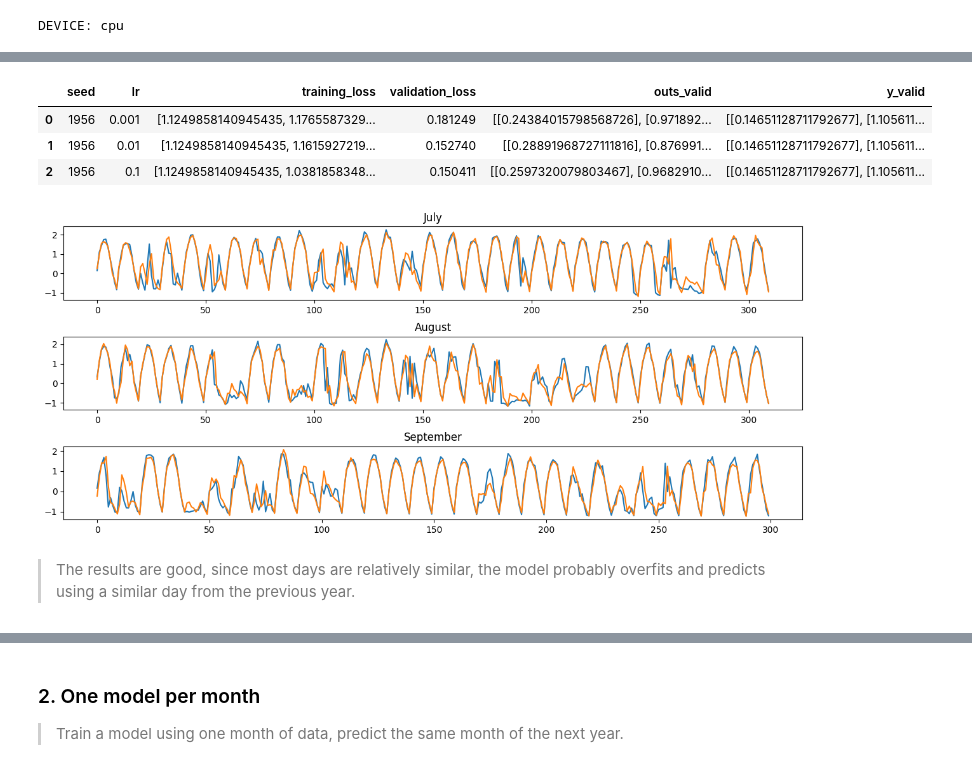
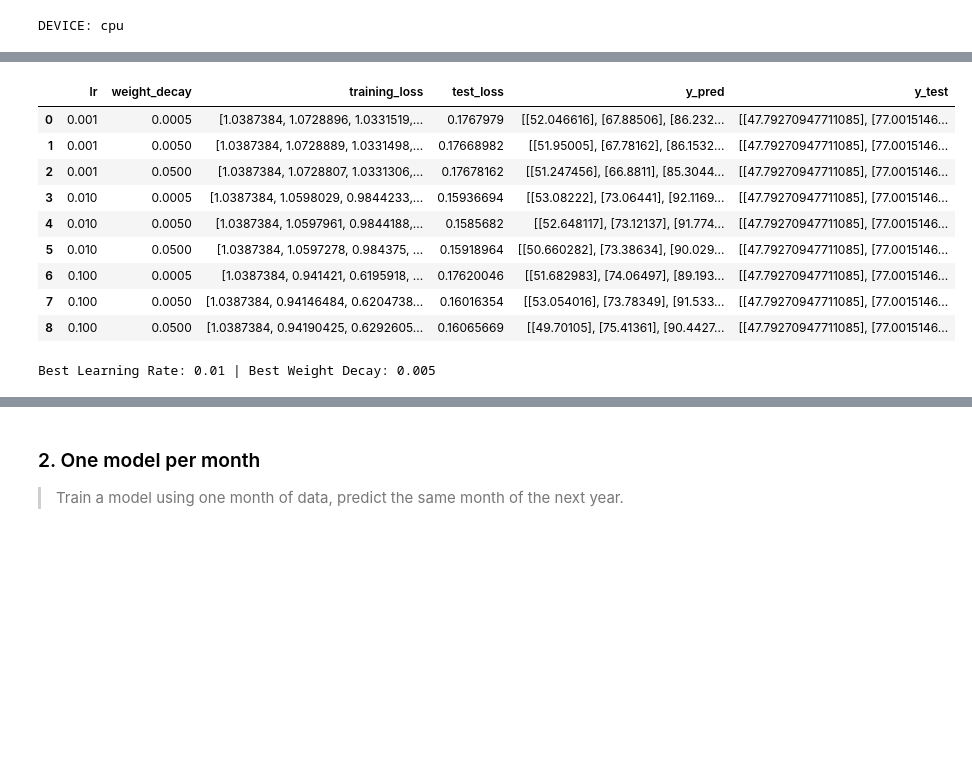
Before and after one commit to TristanCarruzzo/Synthetic_PV_Profiles_FL, a Jupyter notebook: samples/PV_generation/Tristan.ipynb, the cells around one changed output, grey strips where cells are left out. Cells and saved outputs as stored; diff of their text form; code cells hidden in the pictures; blank space fills up the shorter version.

```diff
--- a/samples/PV_generation/Tristan.ipynb
+++ b/samples/PV_generation/Tristan.ipynb
@@ -198,16 +119,9 @@ x_train.shape, y_train.shape, x_valid.shape, y_valid.shape
 NUM_EPOCHS = 300
 
 LR_GRID = [1e-3, 1e-2, 1e-1]
-SEED_GRID = [1956]
+WEIGHT_DECAY_GRID = [5e-4, 5e-3, 5e-2]
 
-SAVE_PATH = 'scenario1.json'
-
-if torch.cuda.is_available():
-    DEVICE = "cuda"
-else:
-    DEVICE = "cpu"
-# DEVICE = 'mps'
-
+DEVICE = torch.device('cuda' if torch.cuda.is_available() else 'cpu')
 print("DEVICE:", DEVICE)
 # %% [output]
 DEVICE: cpu
@@ -306,48 +232,31 @@ Validation Loss: 0.150
 # %%
-# read the results
-with open(SAVE_PATH, 'r') as f:
-    all_results_dict = json.load(f)
+# convert this a df with the columns lr, training_loss, validation_loss, outs_valid, y_valid
+df = pd.DataFrame(columns=['lr', 'weight_decay', 'training_loss', 'test_loss', 'y_pred', 'y_test'])
 
-all_results_dict
-# convert this a df with the columns seed, lr, training_loss, validation_loss, outs_valid, y_valid
-df = pd.DataFrame(columns=['seed', 'lr', 'training_loss', 'validation_loss', 'outs_valid', 'y_valid'])
-for seed in all_results_dict.keys():
-    for lr in all_results_dict[seed].keys():
-        df = df.append({'seed': seed,
-                        'lr': lr,
-                        'training_loss': all_results_dict[seed][lr]['training_loss'],
-                        'validation_loss': all_results_dict[seed][lr]['validation_loss'],
-                        'outs_valid': all_results_dict[seed][lr]['outs_valid'],
-                        'y_valid': all_results_dict[seed][lr]['y_valid']}, ignore_index=True)
+for lr in all_results_dict.keys():
+    for weight_decay in all_results_dict[lr].keys():
+        df = df.append({'lr': lr,
+                        'weight_decay': weight_decay,
+                        'training_loss': all_results_dict[lr][weight_decay]['training_loss'],
+                        'test_loss': all_results_dict[lr][weight_decay]['test_loss'],
+                        'y_pred': all_results_dict[lr][weight_decay]['y_pred'],
+                        'y_test': all_results_dict[lr][weight_decay]['y_test']}, ignore_index=True)
+
 
 df
 # %% [output]
-|  | seed | lr | training_loss | validation_loss | outs_valid | y_valid |
-| 0 | 1956 | 0.001 | [1.1249858140945435, 1.1765587329... | 0.181249 | [[0.24384015798568726], [0.971892... | [[0.14651128711792677], [1.105611... |
-| 1 | 1956 | 0.01 | [1.1249858140945435, 1.1615927219... | 0.152740 | [[0.28891968727111816], [0.876991... | [[0.14651128711792677], [1.105611... |
-| 2 | 1956 | 0.1 | [1.1249858140945435, 1.0381858348... | 0.150411 | [[0.2597320079803467], [0.9682910... | [[0.14651128711792677], [1.105611... |
+|  | lr | weight_decay | training_loss | test_loss | y_pred | y_test |
+| 0 | 0.001 | 0.0005 | [1.0387384, 1.0728896, 1.0331519,... | 0.1767979 | [[52.046616], [67.88506], [86.232... | [[47.79270947711085], [77.0015146... |
+| 1 | 0.001 | 0.0050 | [1.0387384, 1.0728889, 1.0331498,... | 0.17668982 | [[51.95005], [67.78162], [86.1532... | [[47.79270947711085], [77.0015146... |
+| 2 | 0.001 | 0.0500 | [1.0387384, 1.0728807, 1.0331306,... | 0.17678162 | [[51.247456], [66.8811], [85.3044... | [[47.79270947711085], [77.0015146... |
+| 3 | 0.010 | 0.0005 | [1.0387384, 1.0598029, 0.9844233,... | 0.15936694 | [[53.08222], [73.06441], [92.1169... | [[47.79270947711085], [77.0015146... |
+| 4 | 0.010 | 0.0050 | [1.0387384, 1.0597961, 0.9844188,... | 0.1585682 | [[52.648117], [73.12137], [91.774... | [[47.79270947711085], [77.0015146... |
+| 5 | 0.010 | 0.0500 | [1.0387384, 1.0597278, 0.984375, ... | 0.15918964 | [[50.660282], [73.38634], [90.029... | [[47.79270947711085], [77.0015146... |
+| 6 | 0.100 | 0.0005 | [1.0387384, 0.941421, 0.6195918, ... | 0.17620046 | [[51.682983], [74.06497], [89.193... | [[47.79270947711085], [77.0015146... |
+| 7 | 0.100 | 0.0050 | [1.0387384, 0.94146484, 0.6204738... | 0.16016354 | [[53.054016], [73.78349], [91.533... | [[47.79270947711085], [77.0015146... |
+| 8 | 0.100 | 0.0500 | [1.0387384, 0.94190425, 0.6292605... | 0.16065669 | [[49.70105], [75.41361], [90.4427... | [[47.79270947711085], [77.0015146... |
-# %%
-seed = '1956'
-lr = '0.1'
-
-outs_valid = df[(df.seed == seed) & (df.lr == lr)]['outs_valid'].values[0]
-y_valid = df[(df.seed == seed) & (df.lr == lr)]['y_valid'].values[0]
-
-# using selected_months, plot the power values for the three selected months compared with the predicted values
-plt.figure(figsize=(15, 2*len(selected_months)))
-plt.subplots_adjust(hspace=0.5)
-for ind, month in enumerate(selected_months):
-    month_idx_begin = nbr_values_per_month.time[0:month-1].sum() - nbr_values_per_month.time[0:selected_months[0]-1].sum()
-    month_idx_end = nbr_values_per_month.time[0:month].sum() - nbr_values_per_month.time[0:selected_months[0]-1].sum()
-
-    y_valid_month = y_valid[month_idx_begin:month_idx_end]
-    outs_valid_month = outs_valid[month_idx_begin:month_idx_end]
-
-    plt.subplot(len(selected_months), 1, ind+1)
-    plt.plot(y_valid_month, label='True power')
-    plt.plot(outs_valid_month, label='Predicted power')
-    plt.title(months_name[month])
-# %% [output]
-[figure, removed]
-# %% [markdown]
-> The results are good, since most days are relatively similar, the model probably overfits and predicts using a similar day from the previous year.
+# %%
+best_params = df.groupby(['lr', 'weight_decay'])['test_loss'].mean().idxmin()
+print(f'Best Learning Rate: {best_params[0]} | Best Weight Decay: {best_params[1]}')
+# %% [output]
+Best Learning Rate: 0.01 | Best Weight Decay: 0.005
```
Also changed, not shown: parts of 97 cells of this notebook, 5 other files.
